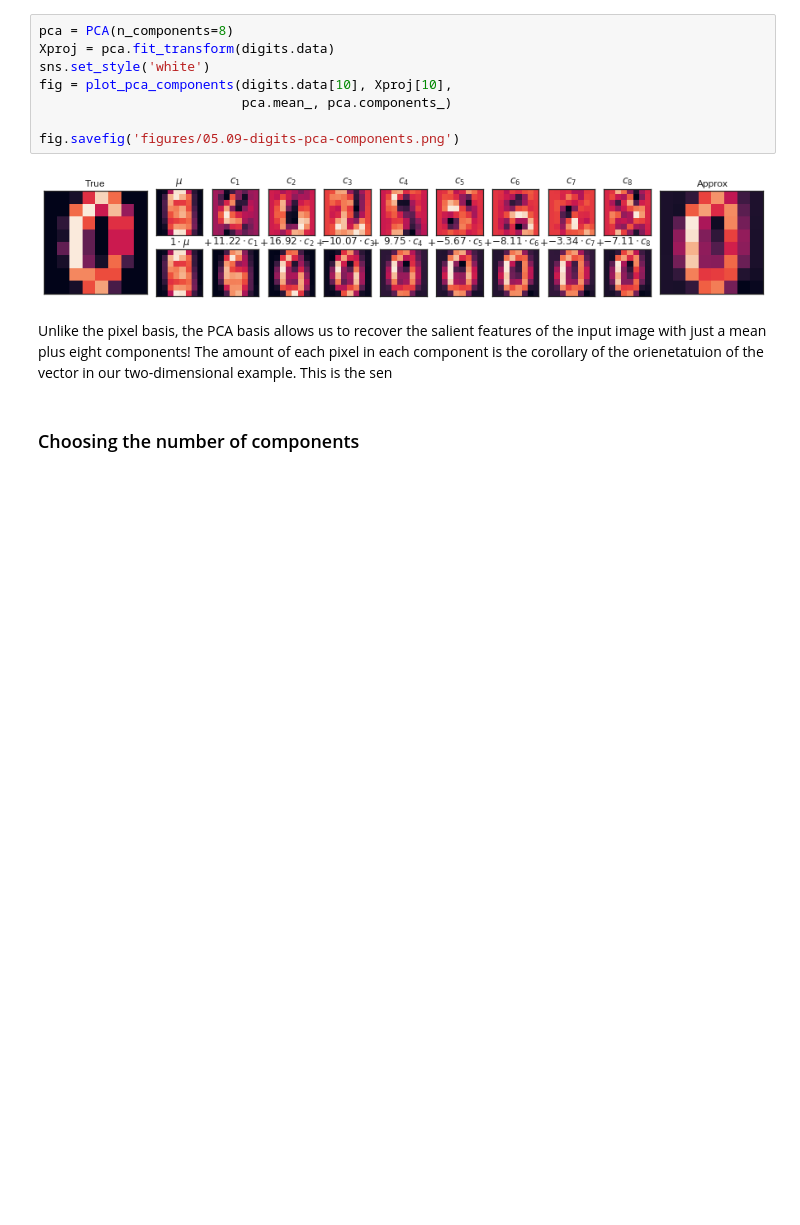
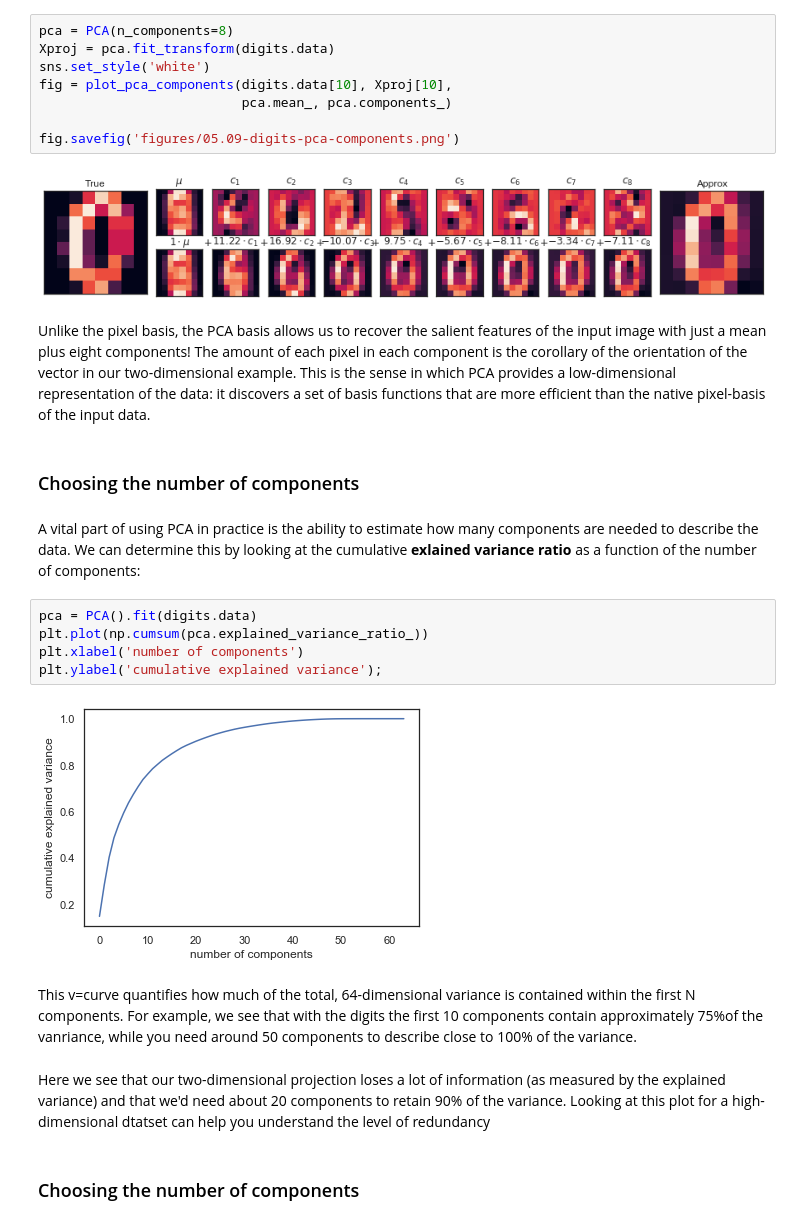
Before and after one commit to UlrikeBoehm/PythonDataScience, a Jupyter notebook: 05_MachineLearning/9_InDepth_Principal_Component_Analysis.ipynb, the cells around one changed output. Saved outputs shown, nothing was run; the diff lists cells and outputs as text; blank space fills up the shorter version.

Commit message:
Added Number of Components Section

```diff
--- a/05_MachineLearning/9_InDepth_Principal_Component_Analysis.ipynb
+++ b/05_MachineLearning/9_InDepth_Principal_Component_Analysis.ipynb
@@ -249,7 +249,22 @@ fig.savefig('figures/05.09-digits-pca-components.png')
 # %% [output]
 [figure]
 # %% [markdown]
-Unlike the pixel basis, the PCA basis allows us to recover the salient features of the input image with just a mean plus eight components! The amount of each pixel in each component is the corollary of the orienetatuion of the vector in our two-dimensional example. This is the sen
+Unlike the pixel basis, the PCA basis allows us to recover the salient features of the input image with just a mean plus eight components! The amount of each pixel in each component is the corollary of the orientation of the vector in our two-dimensional example. This is the sense in which PCA provides a low-dimensional representation of the data: it discovers a set of basis functions that are more efficient than the native pixel-basis of the input data.
+# %% [markdown]
+### Choosing the number of components
+# %% [markdown]
+A vital part of using PCA in practice is the ability to estimate how many components are needed to describe the data. We can determine this by looking at the cumulative **exlained variance ratio** as a function of the number of components:
+# %%
+pca = PCA().fit(digits.data)
+plt.plot(np.cumsum(pca.explained_variance_ratio_))
+plt.xlabel('number of components')
+plt.ylabel('cumulative explained variance');
+# %% [output]
+[figure, added]
+# %% [markdown]
+This v=curve quantifies how much of the total, 64-dimensional variance is contained within the first N components. For example, we see that with the digits the first 10 components contain approximately 75%of the vanriance, while you need around 50 components to describe close to 100% of the variance.
+# %% [markdown]
+Here we see that our two-dimensional projection loses a lot of information (as measured by the explained variance) and that we'd need about 20 components to retain 90% of the variance. Looking at this plot for a high-dimensional dtatset can help you understand the level of redundancy
 # %% [markdown]
 ### Choosing the number of components
 # %% [markdown]
```
